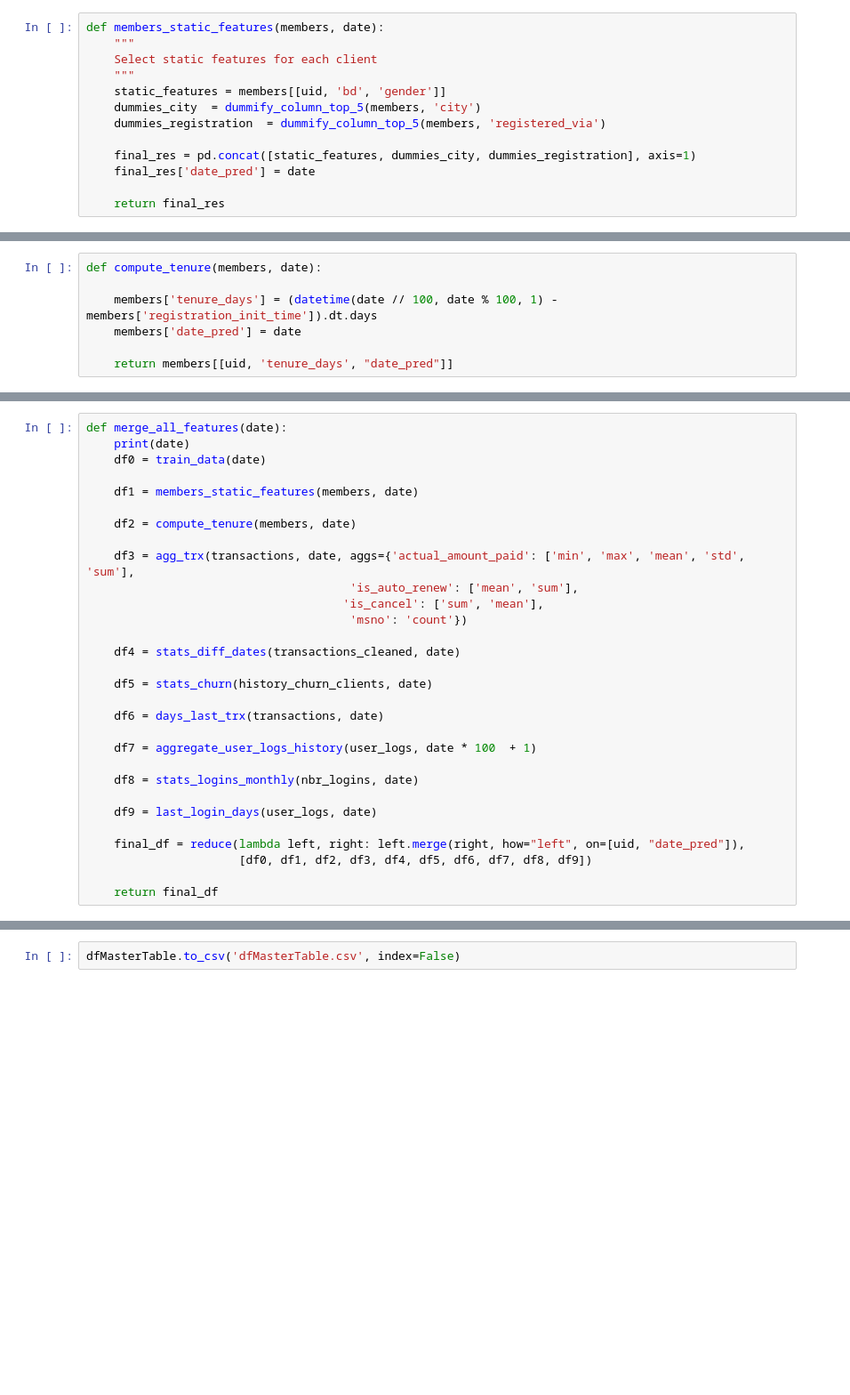
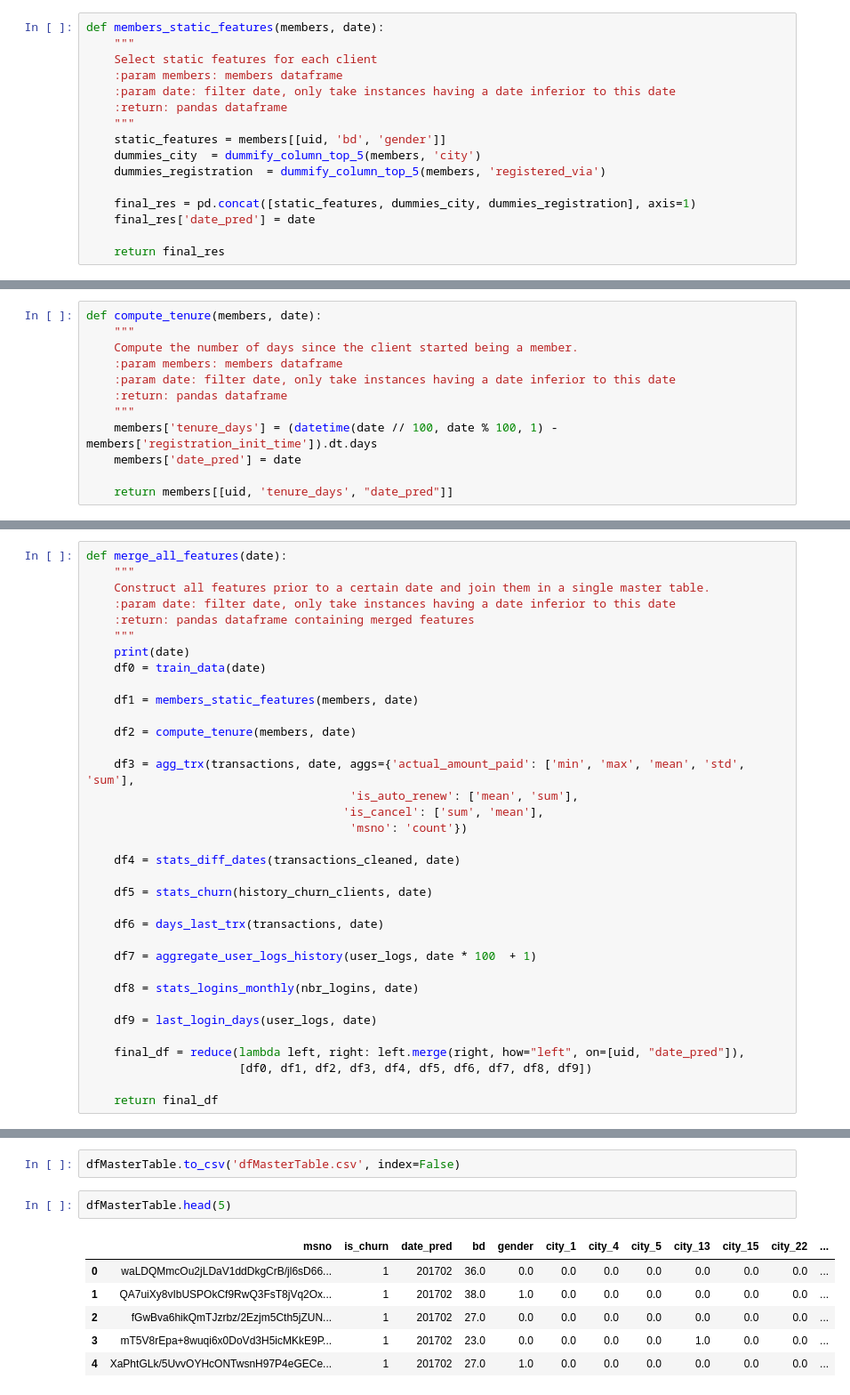
Before and after one commit to achrafaourik/Churn-Prediction, a Jupyter notebook: Feature_Engineering.ipynb, the cells around one changed output, grey strips where cells are left out. Shown: that part at 89% size. Drawn from its saved outputs; the diff is of its cells as text; blank space fills up the shorter version.

```diff
--- a/Feature_Engineering.ipynb
+++ b/Feature_Engineering.ipynb
@@ -526,6 +526,9 @@ dummify_column_top_5(members, 'city')
 def members_static_features(members, date):
     """
     Select static features for each client
+    :param members: members dataframe
+    :param date: filter date, only take instances having a date inferior to this date
+    :return: pandas dataframe
     """
     static_features = members[[uid, 'bd', 'gender']]
     dummies_city  = dummify_column_top_5(members, 'city')
@@ -553,7 +556,12 @@ members_static_features(members)
 6769473 rows × 16 columns
 # %%
 def compute_tenure(members, date):
-
+    """
+    Compute the number of days since the client started being a member.
+    :param members: members dataframe
+    :param date: filter date, only take instances having a date inferior to this date
+    :return: pandas dataframe
+    """
     members['tenure_days'] = (datetime(date // 100, date % 100, 1) - members['registration_init_time']).dt.days
     members['date_pred'] = date
 
@@ -693,6 +701,11 @@ history_churn_clients
 13222363 rows × 3 columns
 # %%
 def merge_all_features(date):
+    """
+    Construct all features prior to a certain date and join them in a single master table.
+    :param date: filter date, only take instances having a date inferior to this date
+    :return: pandas dataframe containing merged features
+    """
     print(date)
     df0 = train_data(date)
 
@@ -727,3 +741,12 @@ dates_preds = [201702, 201703, 201704]
 dfMasterTable = pd.concat([merge_all_features(date) for date in dates_preds])
 # %%
 dfMasterTable.to_csv('dfMasterTable.csv', index=False)
+# %%
+dfMasterTable.head(5)
+# %% [output]
+|  | msno | is_churn | date_pred | bd | gender | city_1 | city_4 | city_5 | city_13 | city_15 | city_22 | ... |
+| 0 | waLDQMmcOu2jLDaV1ddDkgCrB/jl6sD66... | 1 | 201702 | 36.0 | 0.0 | 0.0 | 0.0 | 0.0 | 0.0 | 0.0 | 0.0 | ... |
+| 1 | QA7uiXy8vIbUSPOkCf9RwQ3FsT8jVq2Ox... | 1 | 201702 | 38.0 | 1.0 | 0.0 | 0.0 | 0.0 | 0.0 | 0.0 | 0.0 | ... |
+| 2 | fGwBva6hikQmTJzrbz/2Ezjm5Cth5jZUN... | 1 | 201702 | 27.0 | 0.0 | 0.0 | 0.0 | 0.0 | 0.0 | 0.0 | 0.0 | ... |
+| 3 | mT5V8rEpa+8wuqi6x0DoVd3H5icMKkE9P... | 1 | 201702 | 23.0 | 0.0 | 0.0 | 0.0 | 0.0 | 1.0 | 0.0 | 0.0 | ... |
+| 4 | XaPhtGLk/5UvvOYHcONTwsnH97P4eGECe... | 1 | 201702 | 27.0 | 1.0 | 0.0 | 0.0 | 0.0 | 0.0 | 0.0 | 0.0 | ... |
```
Also changed, not shown: parts of 4 cells of this notebook, 1 other file.
